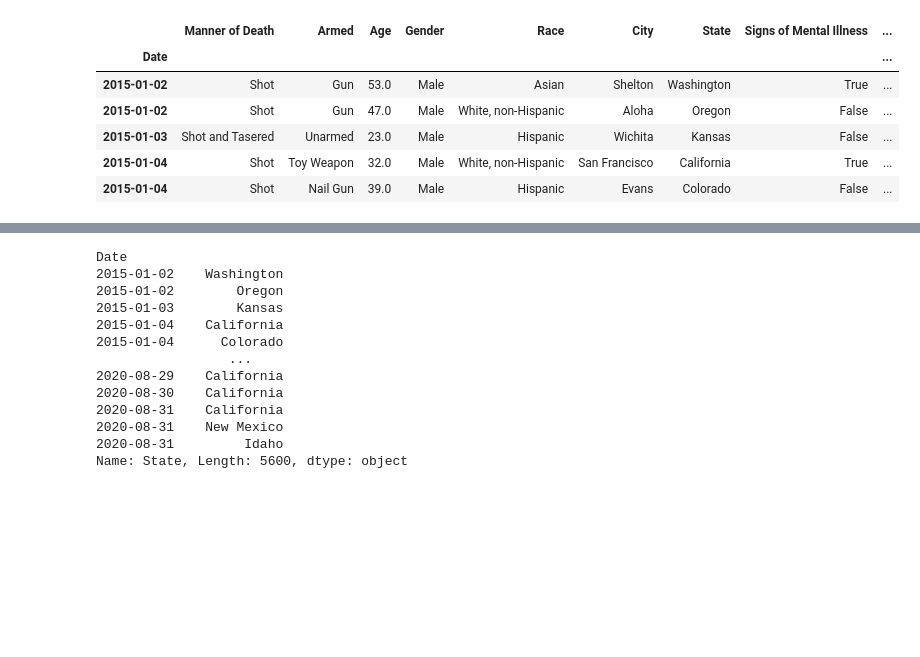
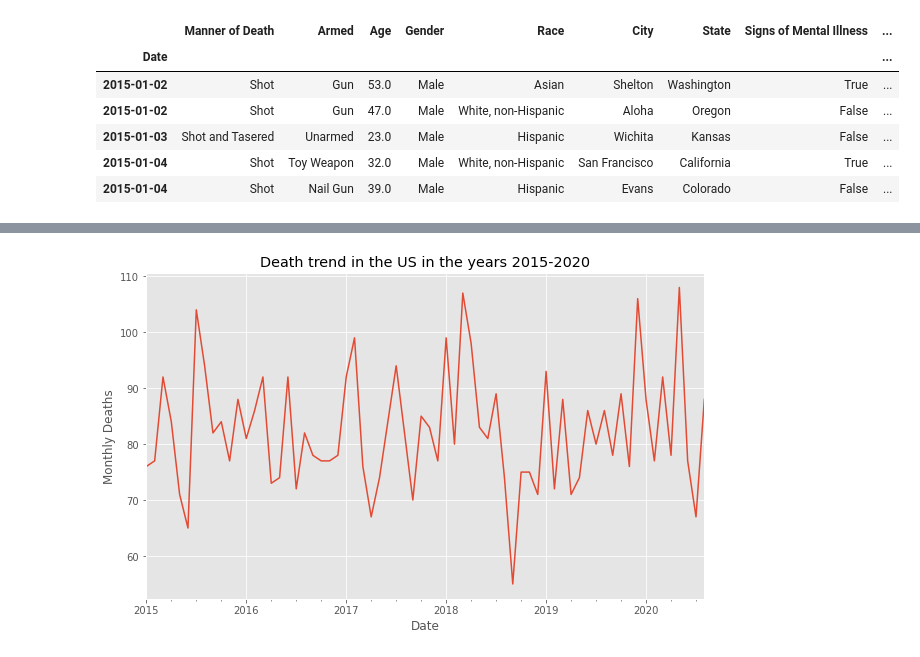
Before and after one commit to gontzalm/storytelling-project, a Jupyter notebook: notebooks/storytelling.ipynb, the cells around one changed output, grey strips where cells are left out. Drawn from its saved outputs; the diff is of its cells as text; code cells hidden in the pictures; blank space fills up the shorter version.

```diff
--- a/notebooks/storytelling.ipynb
+++ b/notebooks/storytelling.ipynb
@@ -26,16 +25,0 @@ sa.count_total(shootings)
-# %%
-shootings["State"]
-# %% [output]
-Date
-2015-01-02    Washington
-2015-01-02        Oregon
-2015-01-03        Kansas
-2015-01-04    California
-2015-01-04      Colorado
-                 ...
-2020-08-29    California
-2020-08-30    California
-2020-08-31    California
-2020-08-31    New Mexico
-2020-08-31         Idaho
-Name: State, Length: 5600, dtype: object
@@ -48,0 +26,4 @@ pv = shootings.pivot_table(
+# %%
+sa.show_trend(shootings)
+# %% [output]
+[figure, added]
```
Also changed, not shown: parts of 12 cells of this notebook, 1 other file.
